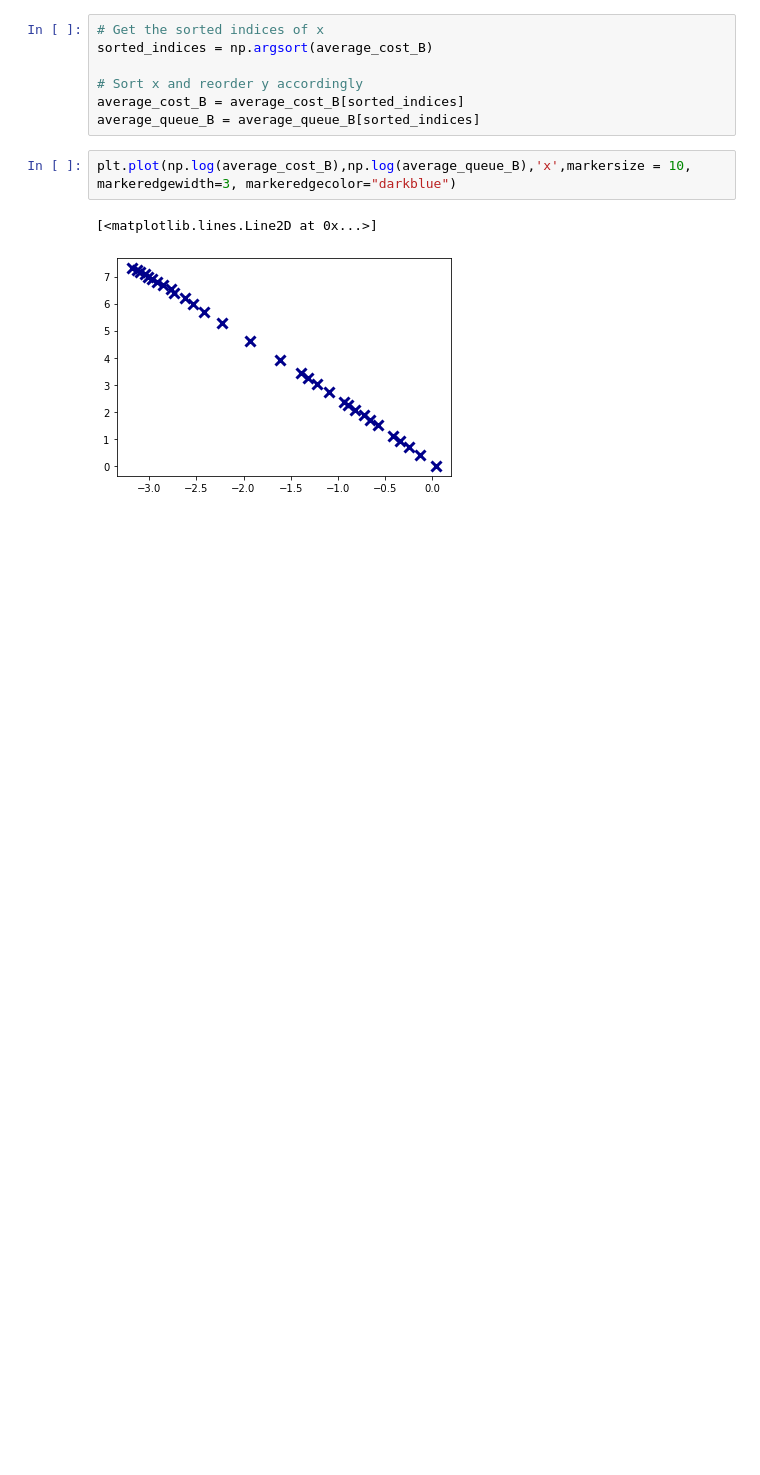
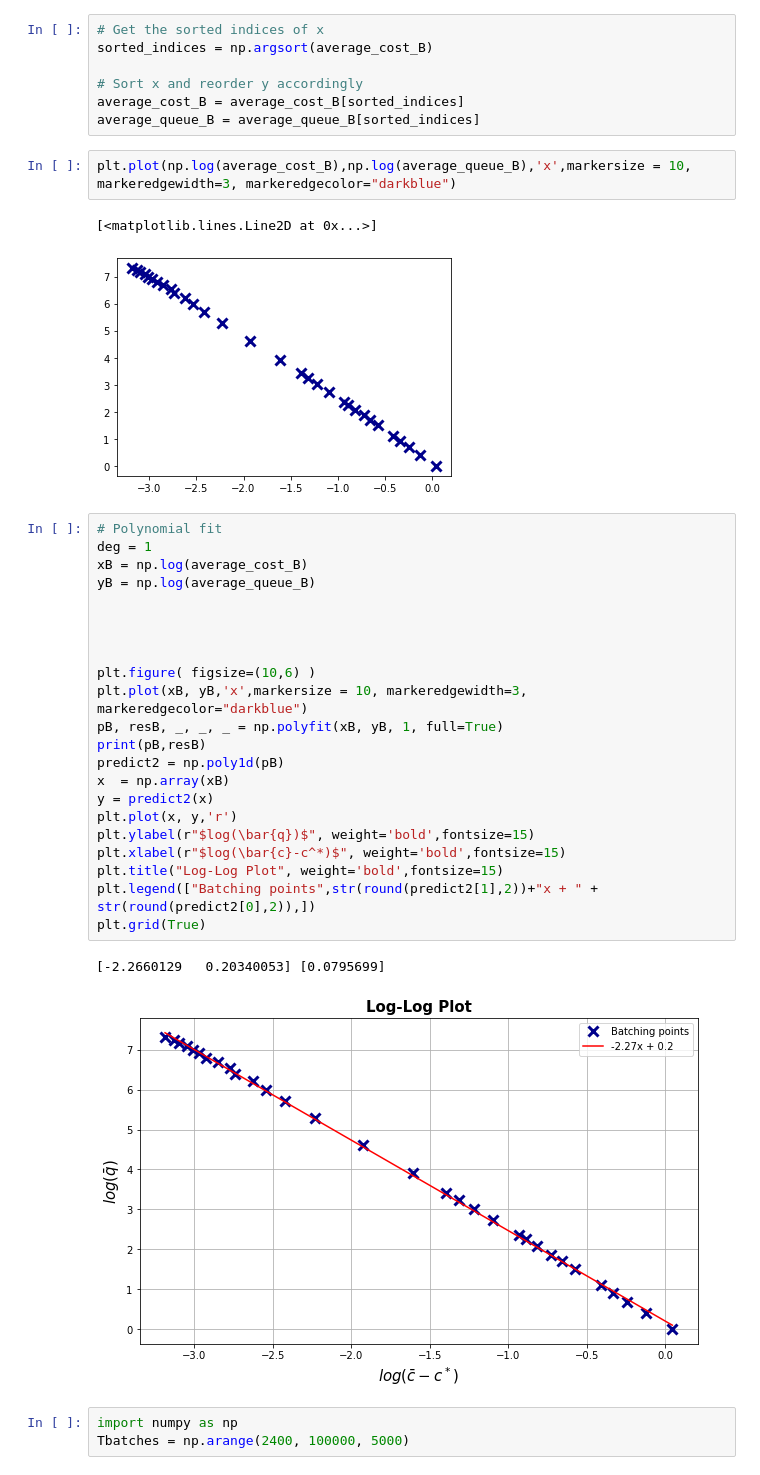
Before and after one commit to mew-two-github/Spatial-Matching-Simulations, a Jupyter notebook: continous_space/plots.ipynb, the cells around one changed output. Drawn from its saved outputs; the diff is of its cells as text; blank space fills up the shorter version.

```diff
--- a/continous_space/plots.ipynb
+++ b/continous_space/plots.ipynb
@@ -185,3 +185,31 @@ plt.plot(np.log(average_cost_B),np.log(average_queue_B),'x',markersize = 10, mar
 # %% [output]
 [<matplotlib.lines.Line2D at 0x...>]
 [figure]
+# %%
+# Polynomial fit
+deg = 1
+xB = np.log(average_cost_B)
+yB = np.log(average_queue_B)
+
+
+
+
+plt.figure( figsize=(10,6) )
+plt.plot(xB, yB,'x',markersize = 10, markeredgewidth=3, markeredgecolor="darkblue")
+pB, resB, _, _, _ = np.polyfit(xB, yB, 1, full=True)
+print(pB,resB)
+predict2 = np.poly1d(pB)
+x  = np.array(xB)
+y = predict2(x)
+plt.plot(x, y,'r')
+plt.ylabel(r"$log(\bar{q})$", weight='bold',fontsize=15)
+plt.xlabel(r"$log(\bar{c}-c^*)$", weight='bold',fontsize=15)
+plt.title("Log-Log Plot", weight='bold',fontsize=15)
+plt.legend(["Batching points",str(round(predict2[1],2))+"x + " + str(round(predict2[0],2)),])
+plt.grid(True)
+# %% [output]
+[-2.2660129   0.20340053] [0.0795699]
+[figure, added]
+# %%
+import numpy as np
+Tbatches = np.arange(2400, 100000, 5000)
```
Also changed, not shown: parts of 21 cells of this notebook, 3 other files.
